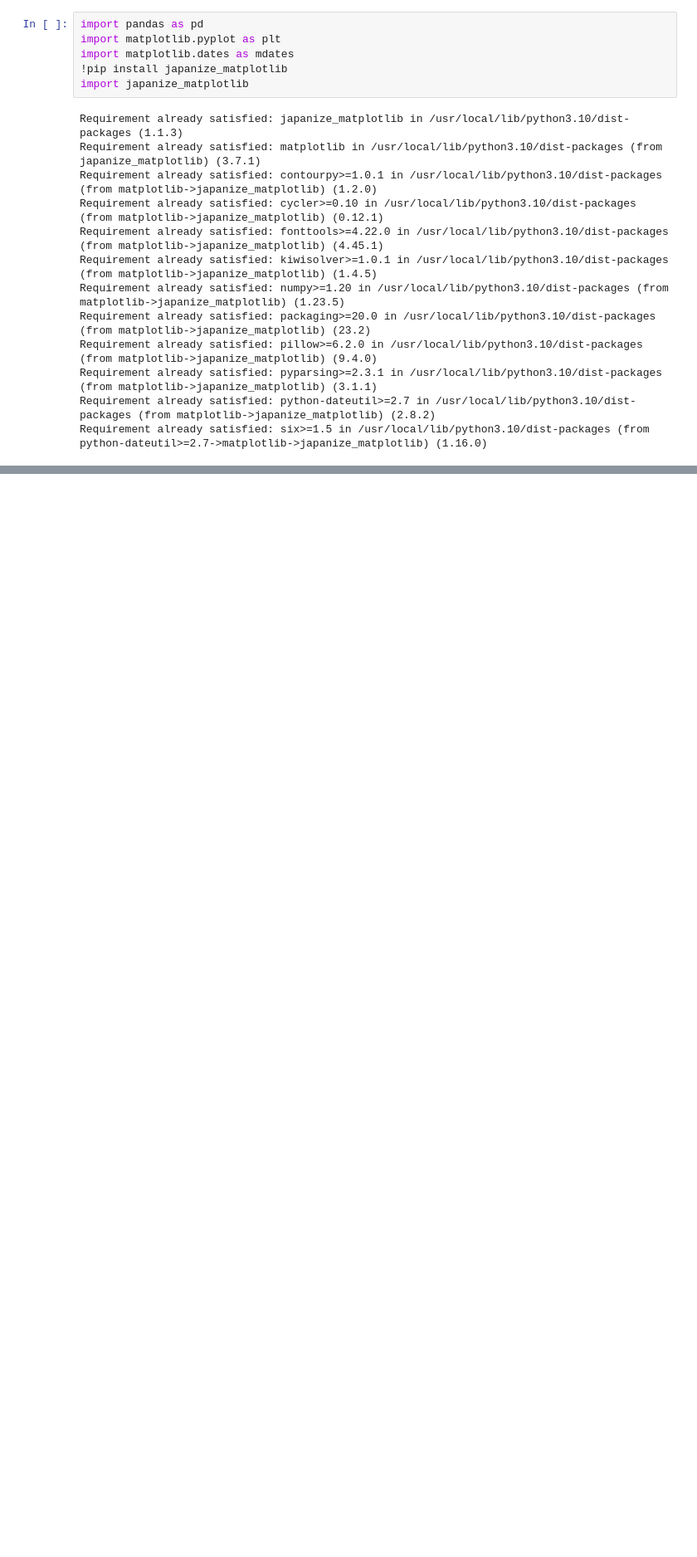
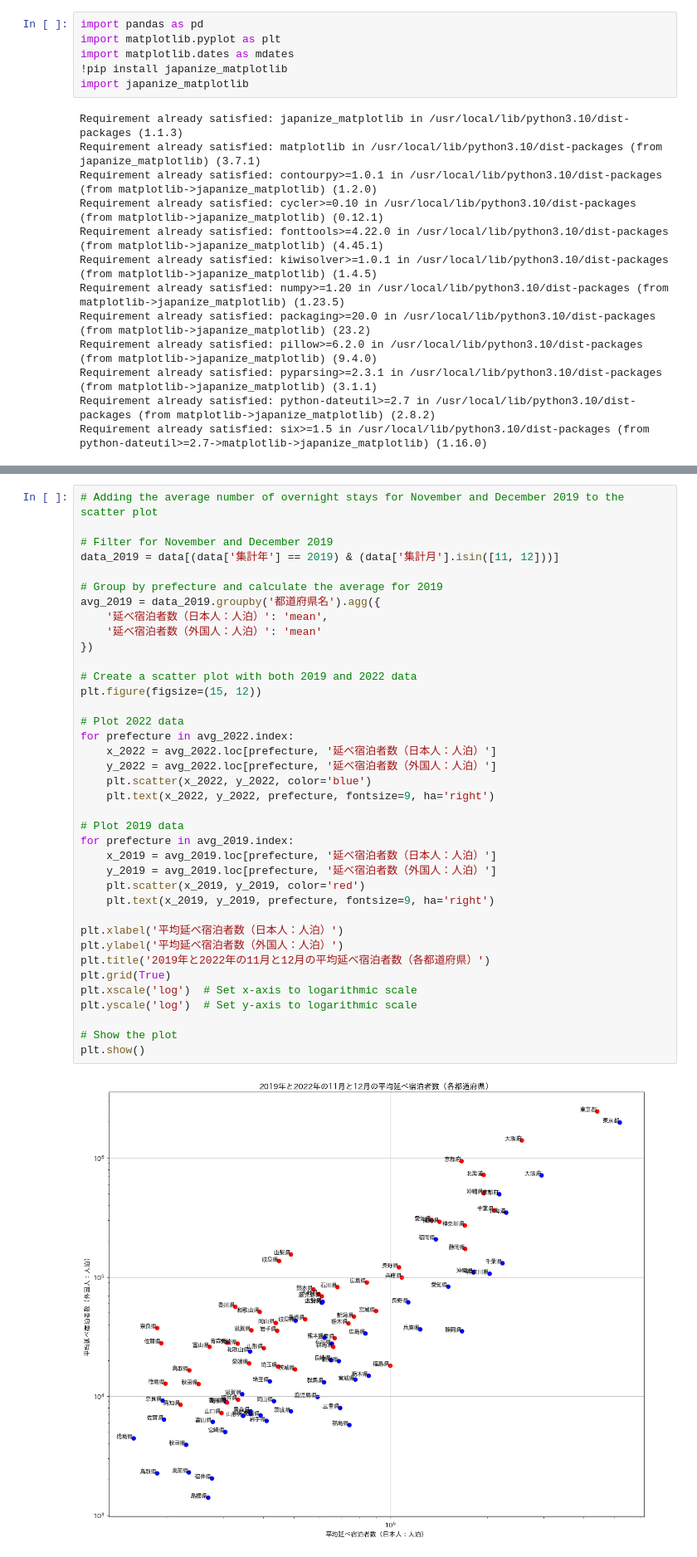
Before and after one commit to okana2ki/hotel-analysis, a Jupyter notebook: hotel_analysis.ipynb, the cells around one changed output, grey strips where cells are left out. Shown: that part at 83% size. Cells and saved outputs as stored; diff of their text form; blank space fills up the shorter version.

```diff
--- a/hotel_analysis.ipynb
+++ b/hotel_analysis.ipynb
@@ -150,0 +259,40 @@ plt.show()
+# %%
+# Adding the average number of overnight stays for November and December 2019 to the scatter plot
+
+# Filter for November and December 2019
+data_2019 = data[(data['集計年'] == 2019) & (data['集計月'].isin([11, 12]))]
+
+# Group by prefecture and calculate the average for 2019
+avg_2019 = data_2019.groupby('都道府県名').agg({
+    '延べ宿泊者数（日本人：人泊）': 'mean',
+    '延べ宿泊者数（外国人：人泊）': 'mean'
+})
+
+# Create a scatter plot with both 2019 and 2022 data
+plt.figure(figsize=(15, 12))
+
+# Plot 2022 data
+for prefecture in avg_2022.index:
+    x_2022 = avg_2022.loc[prefecture, '延べ宿泊者数（日本人：人泊）']
+    y_2022 = avg_2022.loc[prefecture, '延べ宿泊者数（外国人：人泊）']
+    plt.scatter(x_2022, y_2022, color='blue')
+    plt.text(x_2022, y_2022, prefecture, fontsize=9, ha='right')
+
+# Plot 2019 data
+for prefecture in avg_2019.index:
+    x_2019 = avg_2019.loc[prefecture, '延べ宿泊者数（日本人：人泊）']
+    y_2019 = avg_2019.loc[prefecture, '延べ宿泊者数（外国人：人泊）']
+    plt.scatter(x_2019, y_2019, color='red')
+    plt.text(x_2019, y_2019, prefecture, fontsize=9, ha='right')
+
+plt.xlabel('平均延べ宿泊者数（日本人：人泊）')
+plt.ylabel('平均延べ宿泊者数（外国人：人泊）')
+plt.title('2019年と2022年の11月と12月の平均延べ宿泊者数（各都道府県）')
+plt.grid(True)
+plt.xscale('log')  # Set x-axis to logarithmic scale
+plt.yscale('log')  # Set y-axis to logarithmic scale
+
+# Show the plot
+plt.show()
+# %% [output]
+[figure, added]
```
Also changed, not shown: parts of 13 cells of this notebook.
